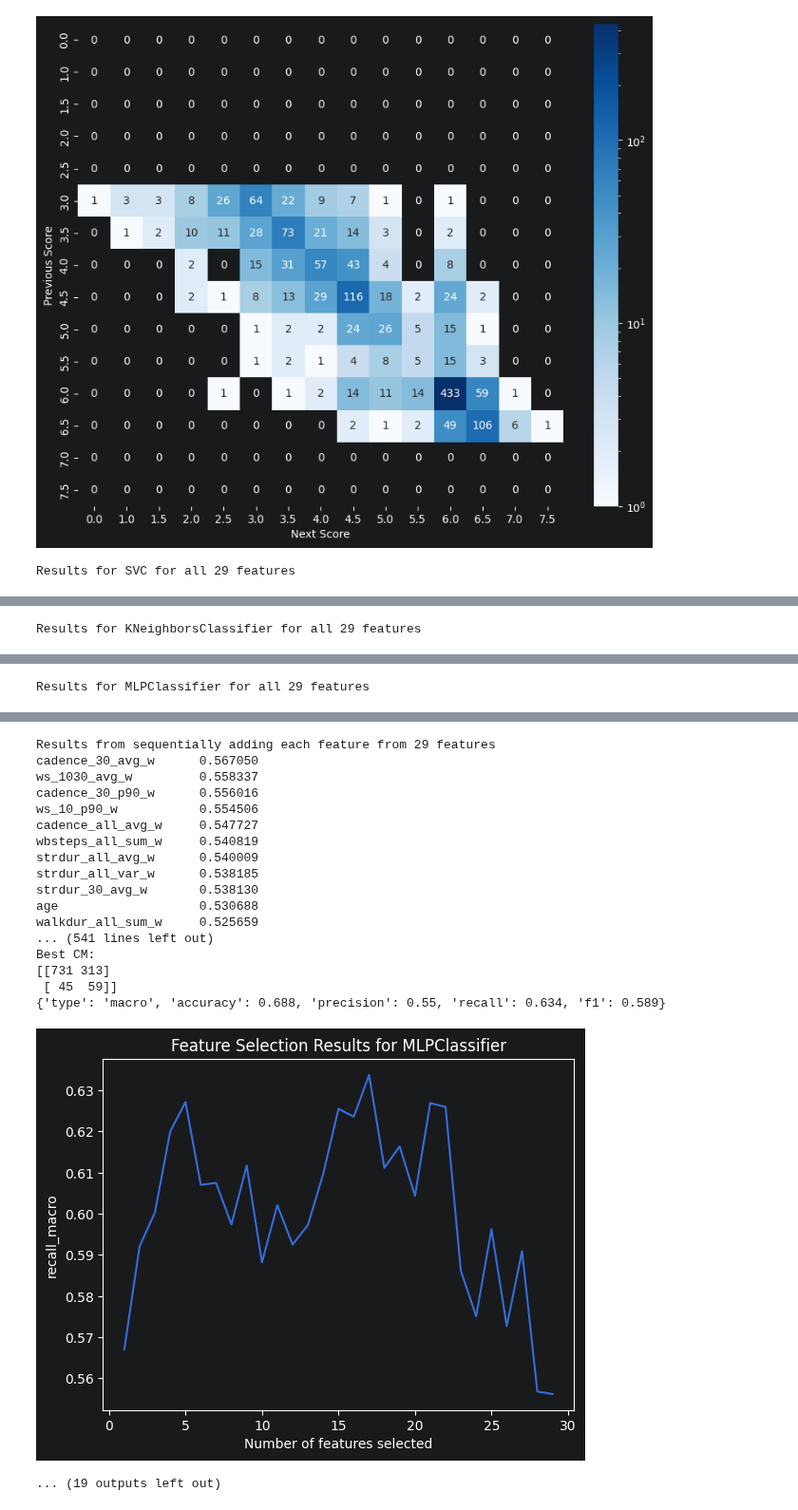
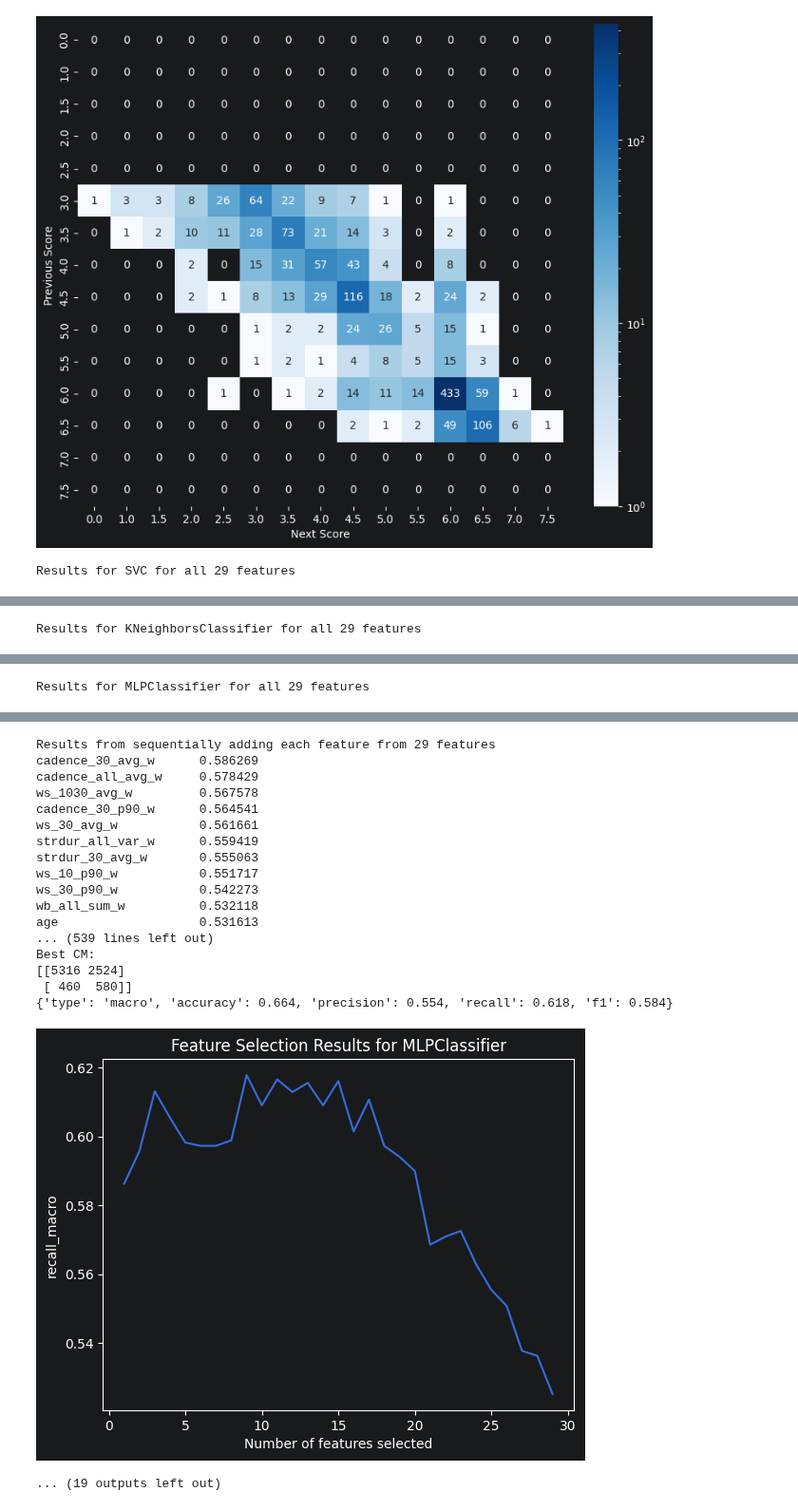
Before and after one commit to neilireson/dmo4progression, a Jupyter notebook: notebooks/data_preprocessing_and_analysis.ipynb, the cells around one changed output, grey strips where cells are left out. Shown at 95% size. Saved outputs shown, nothing was run; the diff lists cells and outputs as text; code cells hidden in the pictures.

Commit message:
Lots of changes, mainly: 1) to remove non-progressors without valid EDSS 2) randomise initial data to avoid ordering bias 3) optimisation of HPT grid/random search

```diff
--- a/notebooks/data_preprocessing_and_analysis.ipynb
+++ b/notebooks/data_preprocessing_and_analysis.ipynb
@@ -285,7 +281,8 @@ def calc_progression(tp_scores, min_score):
             break
         if tp_scores[tp0] >= min_score:
             if not first_valid_timepoint:
-                first_valid_timepoint = tp0
+                if not np.isnan(tp_scores[i + min_progression_points]):
+                    first_valid_timepoint = tp0
             min_progression = min_increase_for_progression(tp_scores[tp0])
             if (is_progression(tp_scores, i, tp0, min_progression, 1)):
                 return {'timepoint': tp0, 'progression': 1}
@@ -293,7 +290,7 @@ def calc_progression(tp_scores, min_score):
     return {'timepoint': first_valid_timepoint, 'progression': 0}
 
 
-# get progression label column
+# this is a complex approach that allows changing the definition of progression
 def threshold_progress_point(tp_scores, thresholds):
     first_valid_timepoint = None
 
@@ -693,6 +692,9 @@ if use_transition_progression:
     data = transition_data
 else:
     data = participant_data
+
+# randomise the rows, to ensure there's no data ordering bias
+data = data.sample(frac=1, random_state=random_state).reset_index(drop=True)
 
 # drop irrelevant or 'cheating' columns
 y_data = data["progression"].reset_index(drop=True)  # can be data["progression"] or data["multiclass_progression"]
@@ -1269,7 +1320,7 @@ def rfe_test(X, y, model):
     for name, rfe_model in rfe_models.items():
         # Unpack the new tuple return from rfe
         rfe_X, ranking = rfe(X, y, rfe_model)
-        cm, actual, predicted = do_cv(model, rfe_X, y, quiet=True)
+        cm, actual, predicted, fold_metrics = do_cv(model, rfe_X, y, quiet=True)
         print('>%s %s' % (name, rfe_X.shape))
         display(get_metrics_from_prediction(actual, predicted))
 
@@ -1292,7 +1343,8 @@ def kv_table(kv, padding=5):
 
 def remove_feature(X_selected, y, feature_name, model, n_splits=n_splits, n_repeats=n_repeats):
     new_X = X_selected.drop([feature_name], axis=1)
-    cm, actual, predicted = do_cv(model, new_X, y, n_splits=n_splits, n_repeats=n_repeats, quiet=True)
+    cm, actual, predicted, fold_metrics = do_cv(
+        model, new_X, y, n_splits=n_splits, n_repeats=n_repeats, quiet=True)
     metrics = get_metrics_from_prediction(actual, predicted)
     return {feature_name: {
         "score": metrics[scoring],
@@ -1304,7 +1356,8 @@ def remove_feature(X_selected, y, feature_name, model, n_splits=n_splits, n_repe
 def add_feature(X_selected, X, y, feature_name, model, n_splits=n_splits, n_repeats=n_repeats):
     new_X = X_selected.copy()
     new_X[feature_name] = X[feature_name]
-    cm, actual, predicted = do_cv(model, new_X, y, n_splits=n_splits, n_repeats=n_repeats, quiet=True)
+    cm, actual, predicted, fold_metrics = do_cv(
+        model, new_X, y, n_splits=n_splits, n_repeats=n_repeats, quiet=True)
     metrics = get_metrics_from_prediction(actual, predicted)
     return {feature_name: {
         "score": metrics[scoring],
@@ -1335,14 +1388,14 @@ def get_model_name(model):
     return model_name
 
 
-def sfs(X, y, model, scoring=scoring, n_splits=n_splits, n_repeats=n_repeats,n_jobs=fs_n_jobs, random_state=random_state,
-        forward=sfs_forward):
+def sfs(X, y, model, scoring=scoring, n_splits=n_splits, n_repeats=n_repeats, n_jobs=fs_n_jobs, forward=sfs_forward):
     model_name = get_model_name(model)
     all_results = []
     feature_rank = {}
 
     # result with all features
-    cm, actual, predicted = do_cv(model, X, y, n_splits=n_splits, n_repeats=n_repeats, random_state=random_state, quiet=True)
+    cm, actual, predicted, fold_metrics = do_cv(
+        model, X, y, n_splits=n_splits, n_repeats=n_repeats, quiet=True)
     print(f"Results for {model_name} for all {len(X.columns)} features")
     metrics = get_metrics_from_prediction(actual, predicted)
     display(metrics)
@@ -1584,20 +1637,13 @@ if show_rfe_feature_selection or feature_selection_type == "rfe":
     rfe_test(X_data, y_data, svm_model)
 
 if show_sfs_feature_selection or feature_selection_type == "sfs":
-    X_data_sfs_svm, collected_rankings['SFS_SVM'] = sfs(X_data, y_data, svm_model, scoring=scoring, n_splits=n_splits,
-                                                        random_state=random_state)
-    X_data_sfs_knn, collected_rankings['SFS_KNN'] = sfs(X_data, y_data, knn_model, scoring=scoring, n_splits=n_splits,
-                                                        random_state=random_state)
-    X_data_sfs_mlp, collected_rankings['SFS_MLP'] = sfs(X_data, y_data, mlp_model, scoring=scoring, n_splits=n_splits,
-                                                        random_state=random_state)
-    X_data_sfs_dt, collected_rankings['SFS_DT'] = sfs(X_data, y_data, dt_model, scoring=scoring, n_splits=n_splits,
-                                                      random_state=random_state)
-    X_data_sfs_lr, collected_rankings['SFS_LR'] = sfs(X_data, y_data, lr_model, scoring=scoring, n_splits=n_splits,
-                                                      random_state=random_state)
-    X_data_sfs_rf, collected_rankings['SFS_RF'] = sfs(X_data, y_data, rf_model, scoring=scoring, n_splits=n_splits,
-                                                      random_state=random_state)
-    X_data_sfs_xgb, collected_rankings['SFS_XGB'] = sfs(X_data, y_data, xgb_model, scoring=scoring, n_splits=n_splits,
-                                                        random_state=random_state)
+    X_data_sfs_svm, collected_rankings['SFS_SVM'] = sfs(X_data, y_data, svm_model, scoring=scoring, n_splits=n_splits)
+    X_data_sfs_knn, collected_rankings['SFS_KNN'] = sfs(X_data, y_data, knn_model, scoring=scoring, n_splits=n_splits)
+    X_data_sfs_mlp, collected_rankings['SFS_MLP'] = sfs(X_data, y_data, mlp_model, scoring=scoring, n_splits=n_splits)
+    X_data_sfs_dt, collected_rankings['SFS_DT'] = sfs(X_data, y_data, dt_model, scoring=scoring, n_splits=n_splits)
+    X_data_sfs_lr, collected_rankings['SFS_LR'] = sfs(X_data, y_data, lr_model, scoring=scoring, n_splits=n_splits)
+    X_data_sfs_rf, collected_rankings['SFS_RF'] = sfs(X_data, y_data, rf_model, scoring=scoring, n_splits=n_splits)
+    X_data_sfs_xgb, collected_rankings['SFS_XGB'] = sfs(X_data, y_data, xgb_model, scoring=scoring, n_splits=n_splits)
 
     sfs_keys = [k for k in collected_rankings.keys() if k.startswith('SFS_')]
 
@@ -1748,21 +1794,21 @@ Results for MLPClassifier for all 29 features
 Results from sequentially adding each feature from 29 features
-cadence_30_avg_w      0.567050
-ws_1030_avg_w         0.558337
-cadence_30_p90_w      0.556016
-ws_10_p90_w           0.554506
-cadence_all_avg_w     0.547727
-wbsteps_all_sum_w     0.540819
-strdur_all_avg_w      0.540009
-strdur_all_var_w      0.538185
-strdur_30_avg_w       0.538130
-age                   0.530688
-walkdur_all_sum_w     0.525659
-... (541 lines left out)
+cadence_30_avg_w      0.586269
+cadence_all_avg_w     0.578429
+ws_1030_avg_w         0.567578
+cadence_30_p90_w      0.564541
+ws_30_avg_w           0.561661
+strdur_all_var_w      0.559419
+strdur_30_avg_w       0.555063
+ws_10_p90_w           0.551717
+ws_30_p90_w           0.542273
+wb_all_sum_w          0.532118
+age                   0.531613
+... (539 lines left out)
 Best CM:
-[[731 313]
- [ 45  59]]
-{'type': 'macro', 'accuracy': 0.688, 'precision': 0.55, 'recall': 0.634, 'f1': 0.589}
+[[5316 2524]
+ [ 460  580]]
+{'type': 'macro', 'accuracy': 0.664, 'precision': 0.554, 'recall': 0.618, 'f1': 0.584}
-[figure, old version]
+[figure, new version]
 ... (19 outputs left out)
 # %%
 ###################################################################
```
Also changed, not shown: parts of 17 cells of this notebook.
